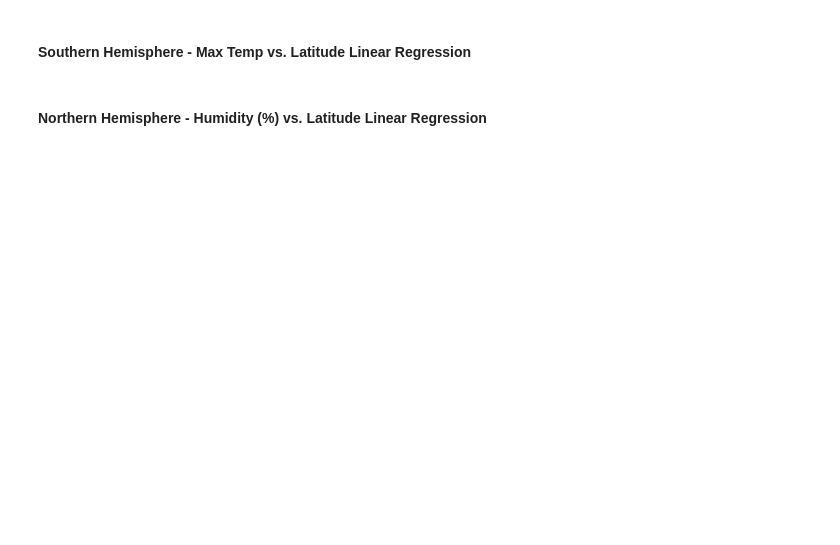
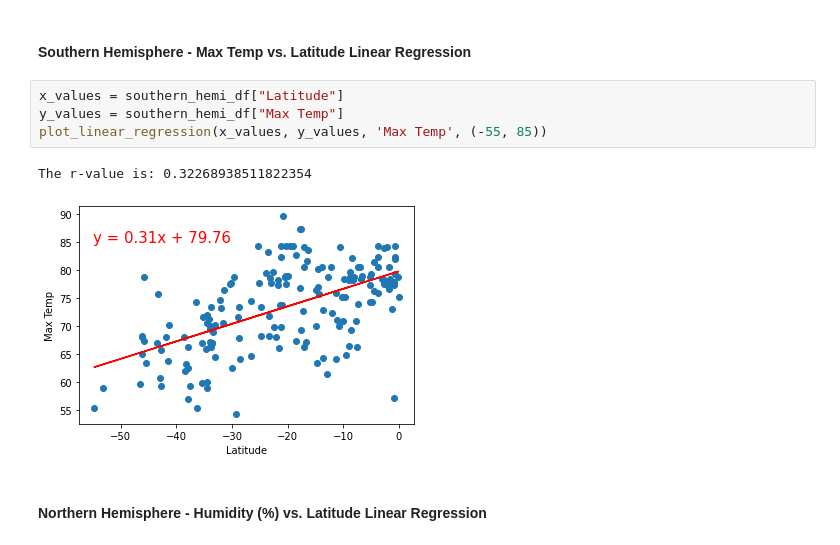
Before and after one commit to Devxpatel/06-API-homework, a Jupyter notebook: WeatherPy.ipynb, the cells around one changed output. Cells and saved outputs as stored; diff of their text form; blank space fills up the shorter version.

```diff
--- a/WeatherPy.ipynb
+++ b/WeatherPy.ipynb
@@ -324,4 +376,11 @@ plt.show()
 # %% [markdown]
 ####  Southern Hemisphere - Max Temp vs. Latitude Linear Regression
+# %%
+x_values = southern_hemi_df["Latitude"]
+y_values = southern_hemi_df["Max Temp"]
+plot_linear_regression(x_values, y_values, 'Max Temp', (-55, 85))
+# %% [output]
+The r-value is: 0.32268938511822354
+[figure, added]
 # %% [markdown]
 ####  Northern Hemisphere - Humidity (%) vs. Latitude Linear Regression
```
Also changed, not shown: parts of 17 cells of this notebook, 6 other files.
